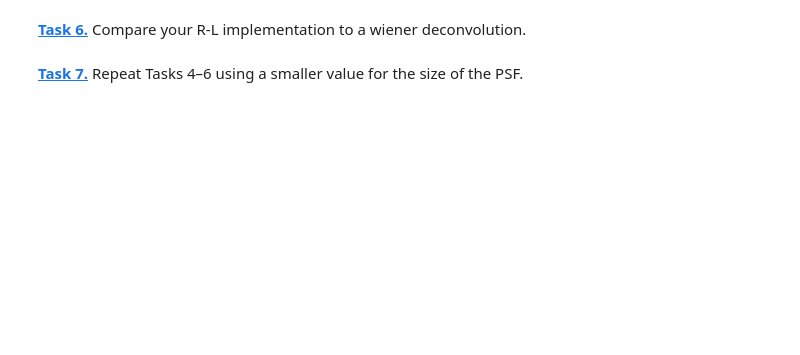
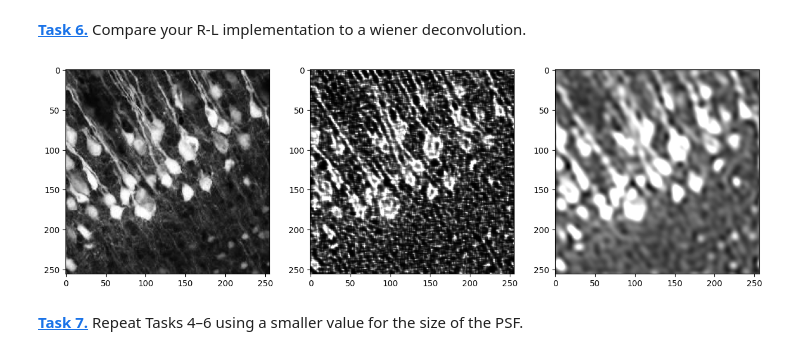
Before and after one commit to JakobStph/mobi-fs5-python, a Jupyter notebook: deconvolution.ipynb, the cells around one changed output. Saved outputs shown, nothing was run; the diff lists cells and outputs as text; code cells hidden in the pictures; blank space fills up the shorter version.

```diff
--- a/deconvolution.ipynb
+++ b/deconvolution.ipynb
@@ -70,4 +105,15 @@ noise = noise / reduce_factor
 # %% [markdown]
 **[Task 6.]()** Compare your R-L implementation to a wiener deconvolution.
+# %%
+restored_rl = richardson_lucy_deconvolution(img_noise, create_psf(psf_size), 30)
+restored_wiener = wiener(img_noise, create_psf(psf_size), balance=2, clip=True)
+
+plt.figure(figsize=(15, 5))
+plt.subplot(1, 3, 1); plt.imshow(img, 'gray')
+plt.subplot(1, 3, 2); plt.imshow(restored_rl, 'gray')
+plt.subplot(1, 3, 3); plt.imshow(restored_wiener, 'gray')
+plt.show()
+# %% [output]
+[figure, added]
 # %% [markdown]
 **[Task 7.]()** Repeat Tasks 4–6 using a smaller value for the size of the PSF.
```
Also changed, not shown: parts of 11 cells of this notebook.
